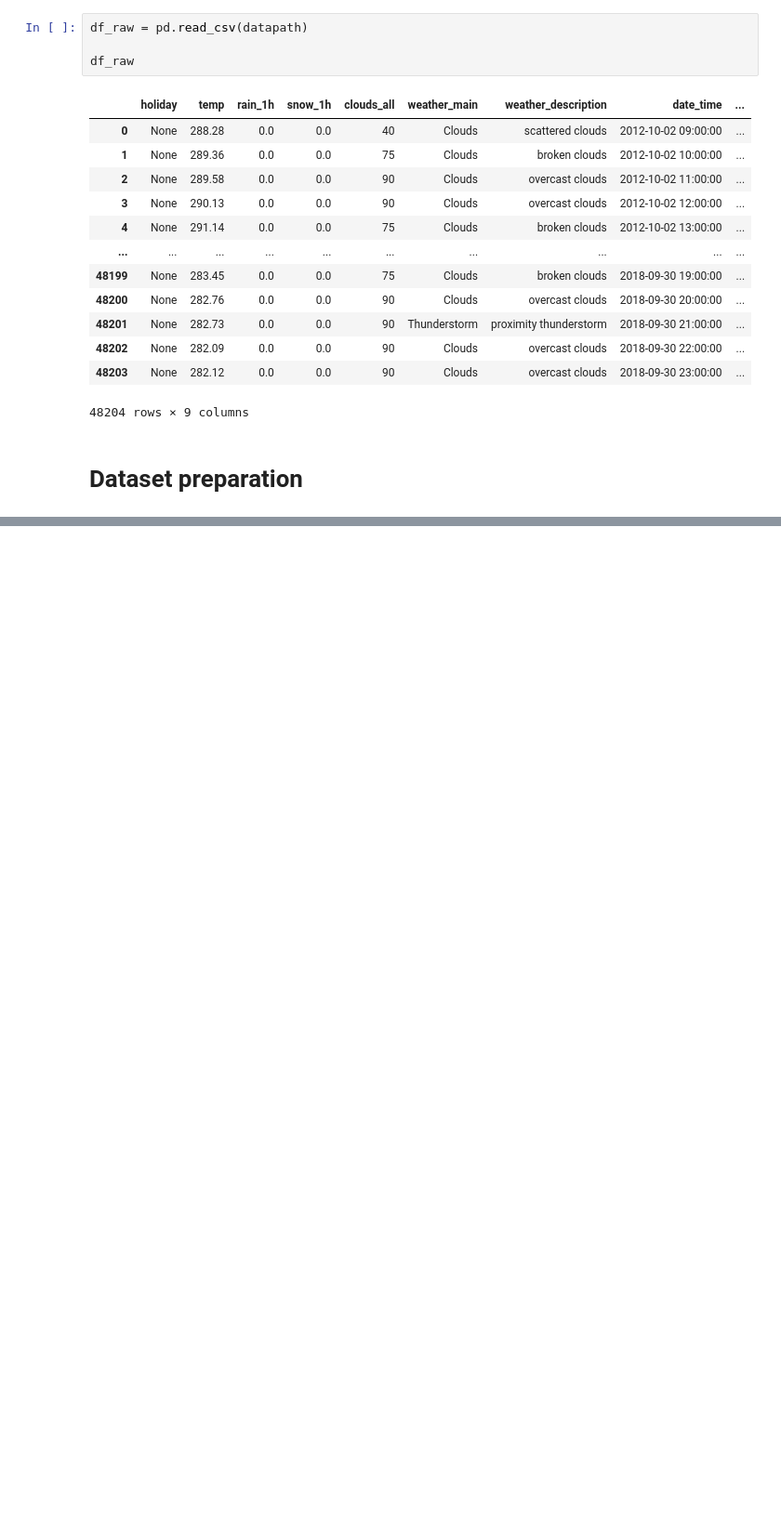
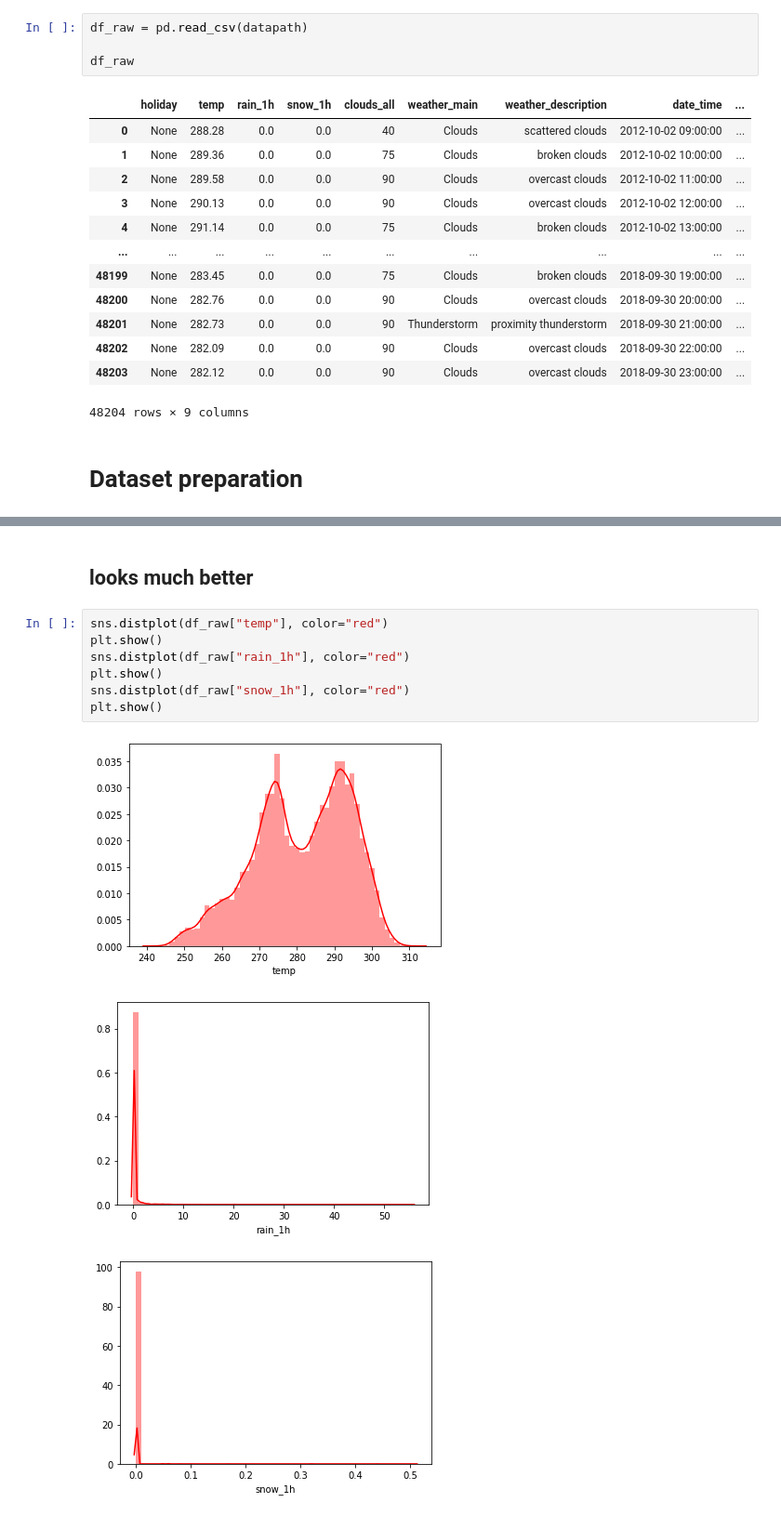
Before and after one commit to hitimr/ML_2020, a Jupyter notebook: Ex2/Metro/metro_exploration.ipynb, the cells around one changed output, grey strips where cells are left out. Shown: that part at 93% size. Saved outputs shown, nothing was run; the diff lists cells and outputs as text; blank space fills up the shorter version.

```diff
--- a/Ex2/Metro/metro_exploration.ipynb
+++ b/Ex2/Metro/metro_exploration.ipynb
@@ -97,0 +225,13 @@ max snow:  0.51
+# %% [markdown]
+## looks much better
+# %%
+sns.distplot(df_raw["temp"], color="red")
+plt.show()
+sns.distplot(df_raw["rain_1h"], color="red")
+plt.show()
+sns.distplot(df_raw["snow_1h"], color="red")
+plt.show()
+# %% [output]
+[figure, added]
+[figure, added]
+[figure, added]
```
Also changed, not shown: parts of 44 cells of this notebook, 5 other files.
